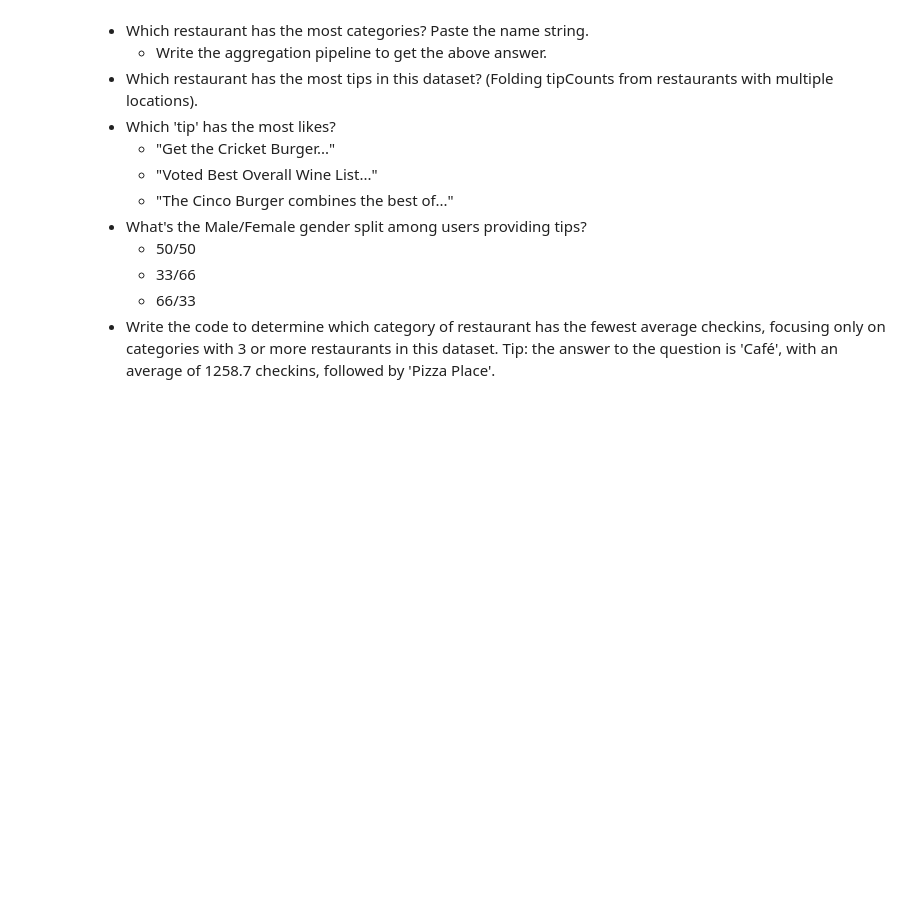
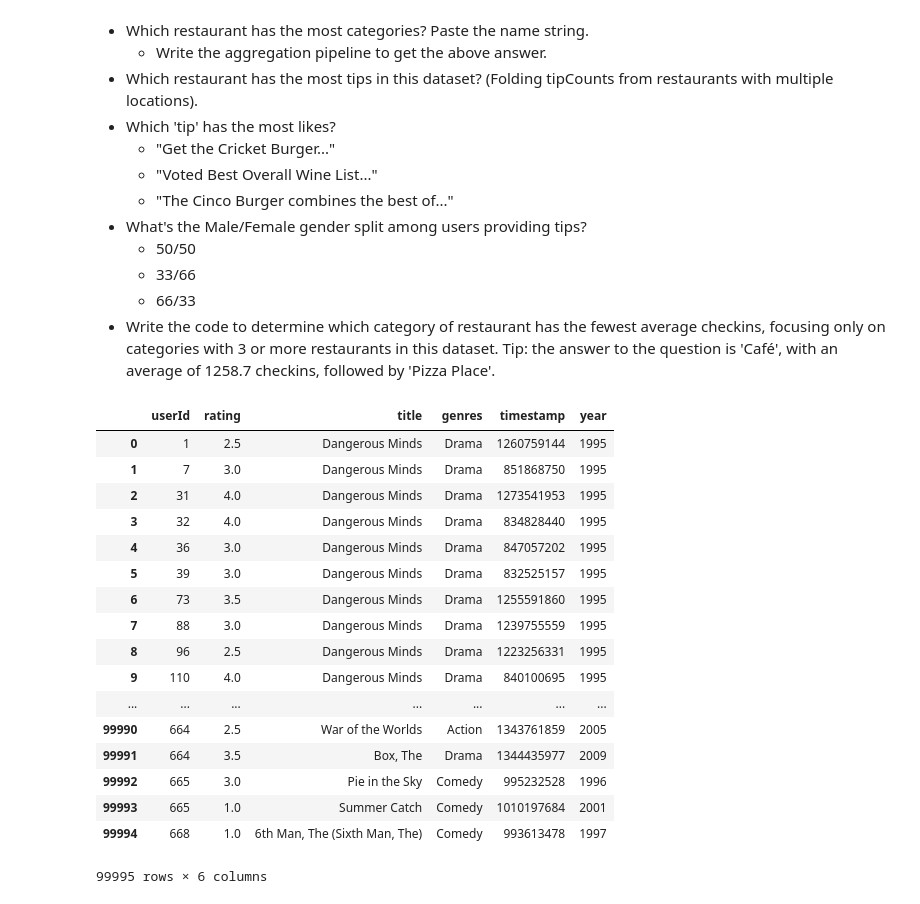
Before and after one commit to organisciak/Scripting-Course, a Jupyter notebook: labs/08-aggregations.ipynb, the cells around one changed output. Drawn from its saved outputs; the diff is of its cells as text; code cells hidden in the pictures; blank space fills up the shorter version.

```diff
--- a/labs/08-aggregations.ipynb
+++ b/labs/08-aggregations.ipynb
@@ -66,0 +69,22 @@ collection.count()
+# %%
+df = pd.read_csv('../data/movielens_small.csv')
+df
+# %% [output]
+|  | userId | rating | title | genres | timestamp | year |
+| 0 | 1 | 2.5 | Dangerous Minds | Drama | 1260759144 | 1995 |
+| 1 | 7 | 3.0 | Dangerous Minds | Drama | 851868750 | 1995 |
+| 2 | 31 | 4.0 | Dangerous Minds | Drama | 1273541953 | 1995 |
+| 3 | 32 | 4.0 | Dangerous Minds | Drama | 834828440 | 1995 |
+| 4 | 36 | 3.0 | Dangerous Minds | Drama | 847057202 | 1995 |
+| 5 | 39 | 3.0 | Dangerous Minds | Drama | 832525157 | 1995 |
+| 6 | 73 | 3.5 | Dangerous Minds | Drama | 1255591860 | 1995 |
+| 7 | 88 | 3.0 | Dangerous Minds | Drama | 1239755559 | 1995 |
+| 8 | 96 | 2.5 | Dangerous Minds | Drama | 1223256331 | 1995 |
+| 9 | 110 | 4.0 | Dangerous Minds | Drama | 840100695 | 1995 |
+| ... | ... | ... | ... | ... | ... | ... |
+| 99990 | 664 | 2.5 | War of the Worlds | Action | 1343761859 | 2005 |
+| 99991 | 664 | 3.5 | Box, The | Drama | 1344435977 | 2009 |
+| 99992 | 665 | 3.0 | Pie in the Sky | Comedy | 995232528 | 1996 |
+| 99993 | 665 | 1.0 | Summer Catch | Comedy | 1010197684 | 2001 |
+| 99994 | 668 | 1.0 | 6th Man, The (Sixth Man, The) | Comedy | 993613478 | 1997 |
+99995 rows × 6 columns
```
Also changed, not shown: parts of 2 cells of this notebook, 10 other files.
